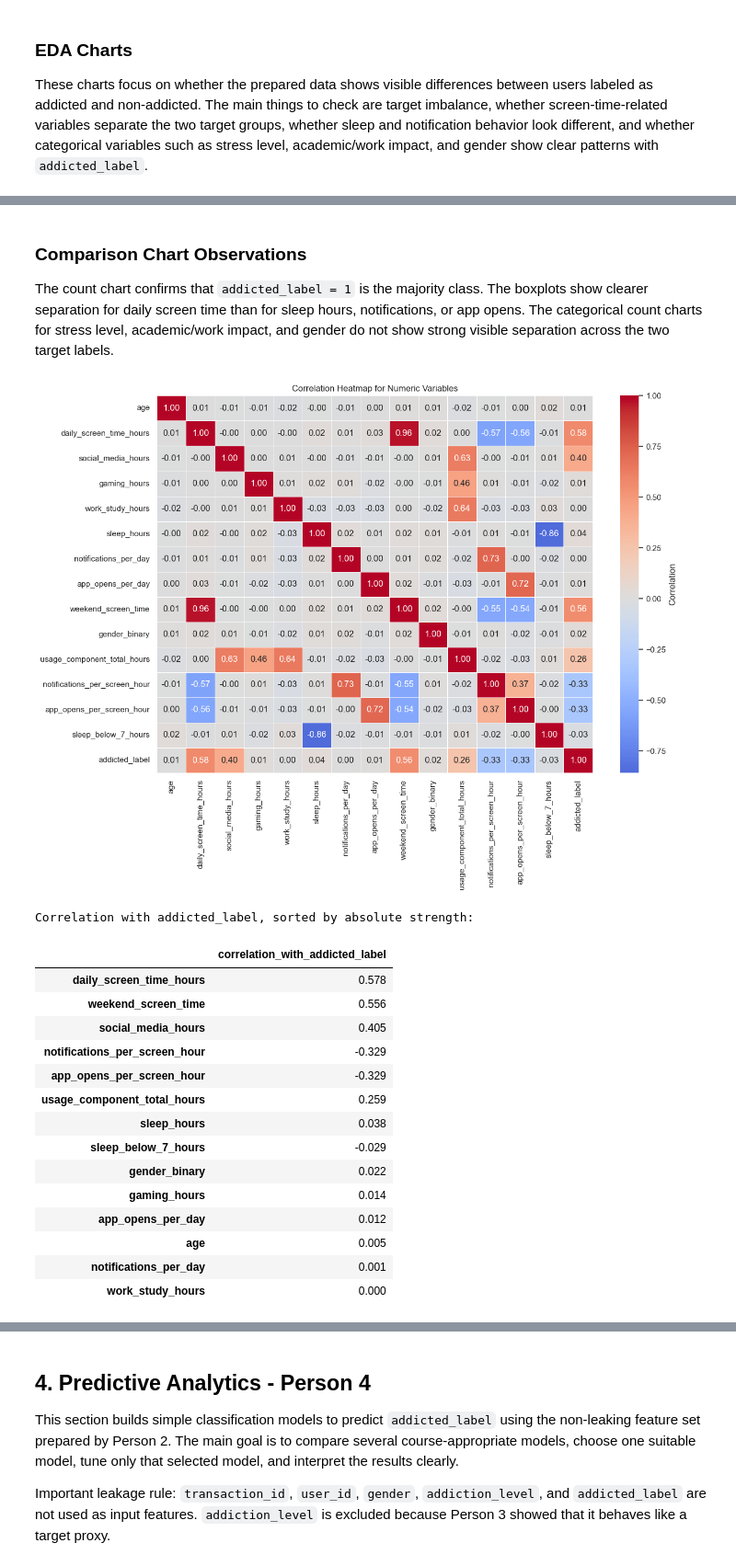
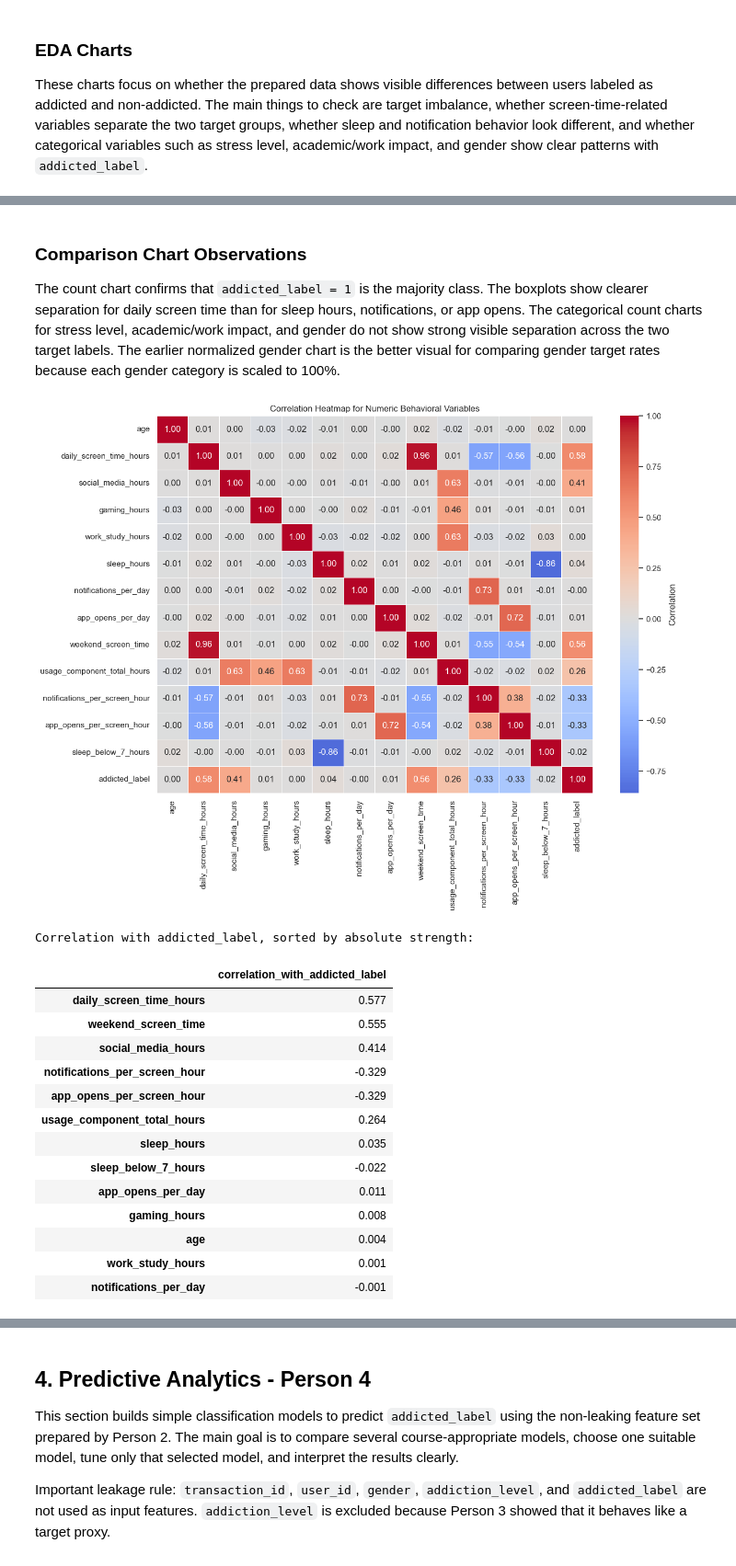
Before and after one commit to Zikri809/Data_Analytics_Project, a Jupyter notebook: Analysis.ipynb, the cells around one changed output, grey strips where cells are left out. Shown at 92% size. Saved outputs shown, nothing was run; the diff lists cells and outputs as text; code cells hidden in the pictures.

Commit message:
Improve smartphone addiction analysis documentation

```diff
--- a/Analysis.ipynb
+++ b/Analysis.ipynb
@@ -179,22 +184,9 @@ for col in numeric_columns:
         df_prepared[col] = df_prepared[col].fillna(median_value)
         numeric_imputation_values[col] = median_value
 
-# Categorical columns use a simple category for missing values.
-# For addiction_level, Unknown preserves the fact that the original value was missing.
-categorical_imputation_values = {}
-for col in categorical_columns:
-    if col != 'gender' and df_prepared[col].isna().sum() > 0:
-        fill_value = 'Unknown'
-        df_prepared[col] = df_prepared[col].fillna(fill_value)
-        categorical_imputation_values[col] = fill_value
-
-# Confirm gender is still binary before encoding.
-valid_genders = ['Female', 'Male']
-remaining_invalid_gender_count = (~df_prepared['gender'].isin(valid_genders)).sum()
-print(f'Remaining invalid gender values: {remaining_invalid_gender_count}')
-
-gender_binary_map = {'Female': 0, 'Male': 1}
-df_prepared['gender_binary'] = df_prepared['gender'].map(gender_binary_map).astype(int)
+# Keep addiction_level missing in the source column, but create a display-only label for EDA.
+# This avoids implying that missing values are a real addiction severity category.
+df_prepared['addiction_level_display'] = df_prepared['addiction_level'].fillna('Not recorded')
 
 print('\nNumeric columns:')
 print(numeric_columns)
@@ -205,14 +197,17 @@ print(categorical_columns)
 print('\nNumeric imputation values used:')
 print(numeric_imputation_values if numeric_imputation_values else 'No numeric imputation needed')
 
-print('\nCategorical imputation values used:')
-print(categorical_imputation_values if categorical_imputation_values else 'No categorical imputation needed')
+print('\nCategorical display handling used:')
+print("Missing addiction_level values are shown as 'Not recorded' for EDA only; addiction_level is not used for modeling.")
 
 print('\nMissing values after preprocessing:')
 display(df_prepared.isna().sum().to_frame('missing_count'))
 
-print('\nGender encoding check:')
-display(df_prepared[['gender', 'gender_binary']].drop_duplicates().sort_values('gender_binary'))
+print('\nGender categories retained for diagnostic EDA:')
+display(df_prepared['gender'].value_counts(dropna=False).rename('count').to_frame())
+
+print('\nAddiction level display counts:')
+display(df_prepared['addiction_level_display'].value_counts(dropna=False).rename('count').to_frame())
 # %% [output]
 Missing values before preprocessing:
 |  | missing_count |
@@ -717,7 +891,7 @@ plt.show()
 # %% [markdown]
 ### Comparison Chart Observations
 
-The count chart confirms that `addicted_label = 1` is the majority class. The boxplots show clearer separation for daily screen time than for sleep hours, notifications, or app opens. The categorical count charts for stress level, academic/work impact, and gender do not show strong visible separation across the two target labels.
+The count chart confirms that `addicted_label = 1` is the majority class. The boxplots show clearer separation for daily screen time than for sleep hours, notifications, or app opens. The categorical count charts for stress level, academic/work impact, and gender do not show strong visible separation across the two target labels. The earlier normalized gender chart is the better visual for comparing gender target rates because each gender category is scaled to 100%.
 # %%
 # Correlation heatmap for numeric variables
 correlation_columns = [
@@ -730,56 +904,54 @@ correlation_columns = [
     'notifications_per_day',
     'app_opens_per_day',
     'weekend_screen_time',
-    'gender_binary',
     'usage_component_total_hours',
     'notifications_per_screen_hour',
     'app_opens_per_screen_hour',
     'sleep_below_7_hours',
     'addicted_label'
 ]
 
 correlation_matrix = df_prepared[correlation_columns].corr(numeric_only=True)
 
 plt.figure(figsize=(13, 10))
 sns.heatmap(
     correlation_matrix,
     cmap='coolwarm',
     center=0,
     annot=True,
     fmt='.2f',
     linewidths=0.5,
     cbar_kws={'label': 'Correlation'}
 )
-plt.title('Correlation Heatmap for Numeric Variables')
+plt.title('Correlation Heatmap for Numeric Behavioral Variables')
 plt.tight_layout()
 plt.show()
 
 print('Correlation with addicted_label, sorted by absolute strength:')
 correlation_with_target = (
     correlation_matrix['addicted_label']
     .drop('addicted_label')
     .sort_values(key=lambda values: values.abs(), ascending=False)
     .round(3)
 )
 display(correlation_with_target.rename('correlation_with_addicted_label').to_frame())
 # %% [output]
-[figure, old version]
+[figure, new version]
 Correlation with addicted_label, sorted by absolute strength:
 |  | correlation_with_addicted_label |
-| daily_screen_time_hours | 0.578 |
-| weekend_screen_time | 0.556 |
-| social_media_hours | 0.405 |
+| daily_screen_time_hours | 0.577 |
+| weekend_screen_time | 0.555 |
+| social_media_hours | 0.414 |
 | notifications_per_screen_hour | -0.329 |
 | app_opens_per_screen_hour | -0.329 |
-| usage_component_total_hours | 0.259 |
-| sleep_hours | 0.038 |
-| sleep_below_7_hours | -0.029 |
-| gender_binary | 0.022 |
-| gaming_hours | 0.014 |
-| app_opens_per_day | 0.012 |
-| age | 0.005 |
-| notifications_per_day | 0.001 |
-| work_study_hours | 0.000 |
+| usage_component_total_hours | 0.264 |
+| sleep_hours | 0.035 |
+| sleep_below_7_hours | -0.022 |
+| app_opens_per_day | 0.011 |
+| gaming_hours | 0.008 |
+| age | 0.004 |
+| work_study_hours | 0.001 |
+| notifications_per_day | -0.001 |
 # %% [markdown]
 ### Correlation Heatmap Observations
 
```
Also changed, not shown: parts of 49 cells of this notebook, 2 other files.
